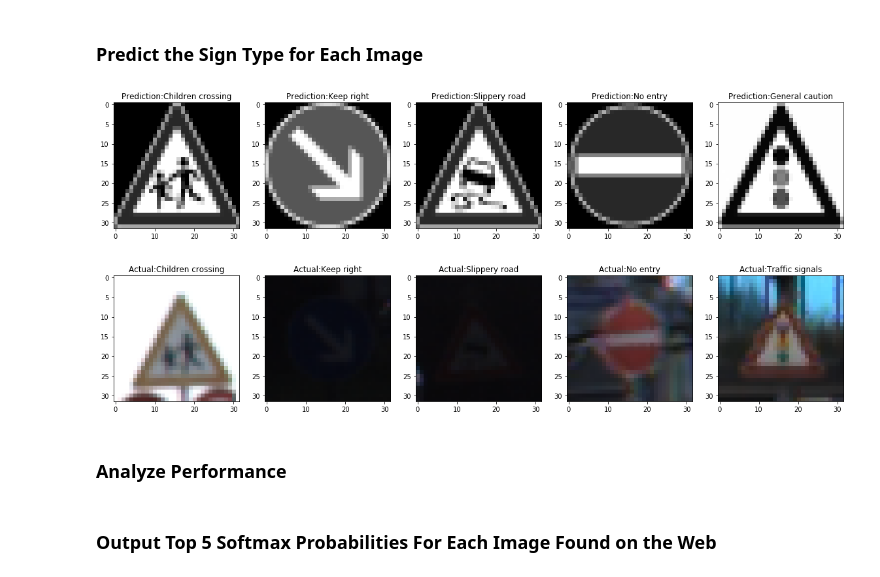
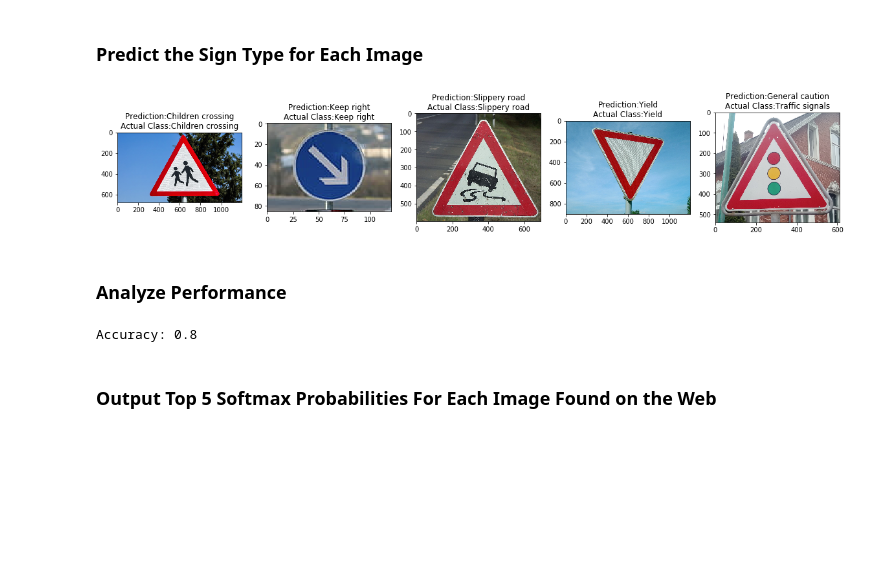
Before and after one commit to kamiarkordari/CarND-Traffic-Sign-Classifier, a Jupyter notebook: Traffic_Sign_Classifier.ipynb, the cells around one changed output. Cells and saved outputs as stored; diff of their text form; code cells hidden in the pictures; blank space fills up the shorter version.

```diff
--- a/Traffic_Sign_Classifier.ipynb
+++ b/Traffic_Sign_Classifier.ipynb
@@ -333,12 +335,14 @@ new_images = []
 new_images.append(cv2.imread('test_images/children crossing.jpg'))
 new_images.append(cv2.imread('test_images/keep right.jpg'))
 new_images.append(cv2.imread('test_images/slippery road.jpg'))
-new_images.append(cv2.imread('test_images/no entry.jpg'))
+new_images.append(cv2.imread('test_images/yield.jpg'))
 new_images.append(cv2.imread('test_images/traffic signals.jpg'))
 
 new_test = {}
 new_test['features'] = np.array(new_images)
-new_test['labels'] = [28, 38, 23, 17, 26]
+#new_test['labels'] = [28, 38, 23, 17, 26]
+#new_test['labels'] = [28, 38, 23, 14, 26]
+new_test['labels'] = [28, 38, 23, 13, 26]
 
 fig, axs = plt.subplots(1,5, figsize=(20,10))
 
@@ -369,29 +373,29 @@ X_new_test = XX_new_test
 ### Run the predictions here and use the model to output the prediction for each image.
 predictions = model.predict(X_new_test)
 # %%
-counter = 0
+correct_classification_counter = 0
 
 fig, axs = plt.subplots(1,5, figsize=(20,10))
 for i, img in enumerate(X_new_test):
-    axs[i].imshow(img.squeeze(), cmap='gray')
-    axs[i].set_title('Prediction:' + class_names[str(np.argmax(predictions[i]))])
+    axs[i].imshow(cv2.cvtColor(new_test['features'][i],cv2.COLOR_BGR2RGB))
+    axs[i].set_title('Prediction:' + class_names[str(np.argmax(predictions[i]))] + '\n'+'Actual Class:' + class_names[str(y_new_test[i])])
     if np.argmax(predictions[i]) == y_new_test[i]:
-        counter += 1
+        correct_classification_counter += 1
 
-fig, axs = plt.subplots(1,5, figsize=(20,10))
-for i, img in enumerate(X_new_test):
-    ind = list(y_train).index(y_new_test[i])
-    axs[i].imshow(X_train[ind].squeeze())
-    axs[i].set_title('Actual:' + class_names[str(y_new_test[i])])
+
+plt.savefig('./output_images/test_new_images.jpg')
 # %% [output]
-[figure, old version]
+[figure, new version]
-[figure, removed]
 # %% [markdown]
 ### Analyze Performance
 # %%
 ### Calculate the accuracy for these 5 new images.
 ### For example, if the model predicted 1 out of 5 signs correctly, it's 20% accurate on these new images.
-accuracy = counter / 5
+accuracy = correct_classification_counter / len(X_new_test)
+
+print('Accuracy: ' + str(accuracy))
+# %% [output]
+Accuracy: 0.8
 # %% [markdown]
 ### Output Top 5 Softmax Probabilities For Each Image Found on the Web
 # %% [markdown]
```
Also changed, not shown: parts of 11 cells of this notebook, 11 other files.
